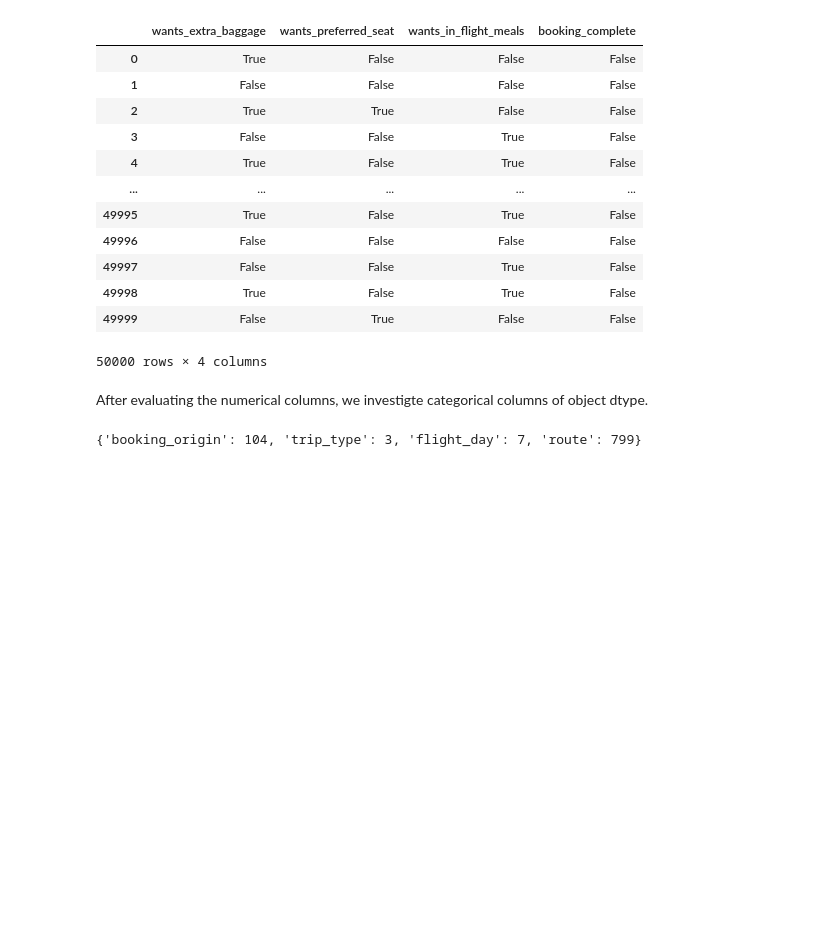
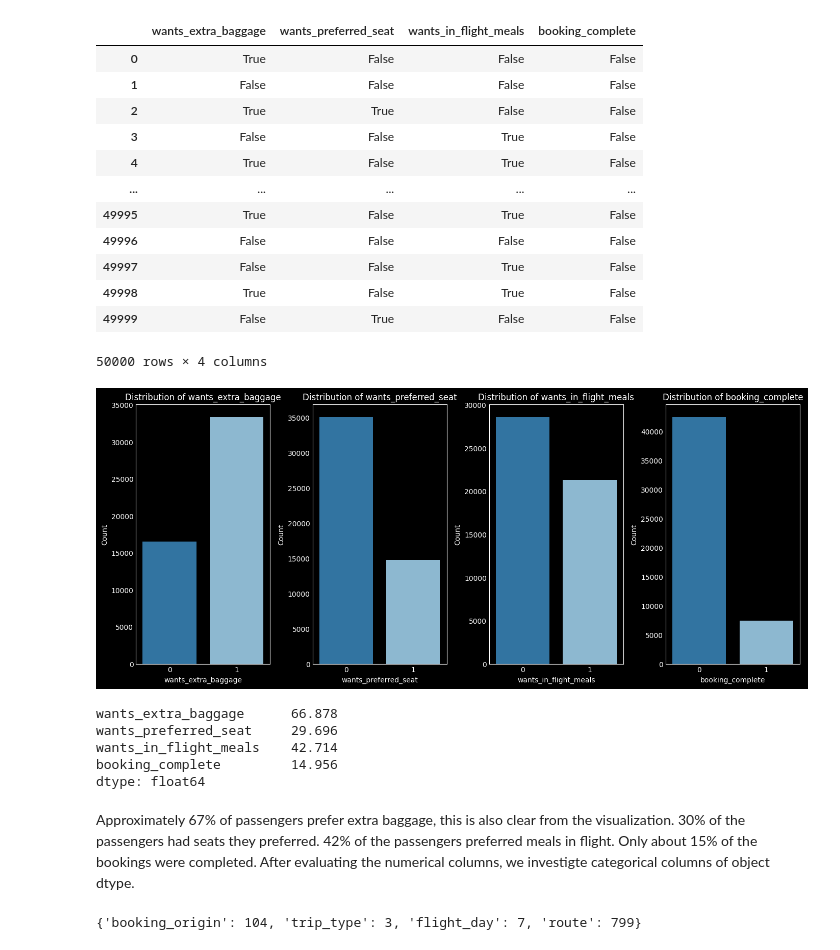
Before and after one commit to Perception-ui/fly_, a Jupyter notebook: notebook.ipynb, the cells around one changed output. Saved outputs shown, nothing was run; the diff lists cells and outputs as text; code cells hidden in the pictures; blank space fills up the shorter version.

Commit message:
Explored categorical columns

```diff
--- a/notebook.ipynb
+++ b/notebook.ipynb
@@ -225,8 +225,36 @@ df[bool_cols].astype('bool')
 | 49998 | True | False | True | False |
 | 49999 | False | True | False | False |
 50000 rows × 4 columns
-# %% [markdown]
-After evaluating the numerical columns, we investigte categorical columns of object dtype.
+# %%
+# Selecting only binary preference variables for distribution analysis
+binary_preferences = df[['wants_extra_baggage', 'wants_preferred_seat', 'wants_in_flight_meals', 'booking_complete']]
+
+# Create subplots for each binary preference variable
+plt.figure(figsize=(14, 6))
+for i, column in enumerate(binary_preferences.columns, 1):
+    plt.subplot(1, 4, i)
+    sns.countplot(x=column, data=df)
+    plt.title(f'Distribution of {column}')
+    plt.xlabel(column)
+    plt.ylabel('Count')
+
+plt.tight_layout()
+plt.show()
+# %% [output]
+[figure, added]
+# %%
+binary_preferences = df[['wants_extra_baggage', 'wants_preferred_seat', 'wants_in_flight_meals', 'booking_complete']]
+percentages = binary_preferences.mean() *  100
+percentages
+# %% [output]
+wants_extra_baggage      66.878
+wants_preferred_seat     29.696
+wants_in_flight_meals    42.714
+booking_complete         14.956
+dtype: float64
+# %% [markdown]
+Approximately 67% of passengers prefer extra baggage, this is also clear from the visualization. 30% of the passengers had seats they preferred. 42% of the passengers preferred meals in flight. Only about 15% of the bookings were completed.
+After evaluating the numerical columns, we investigte categorical columns of object dtype.
 # %%
 categorical_columns = ['booking_origin', 'trip_type', 'flight_day', 'route']
 unique_counts = {col: df[col].nunique() for col in categorical_columns}
```
Also changed, not shown: parts of 12 cells of this notebook.
